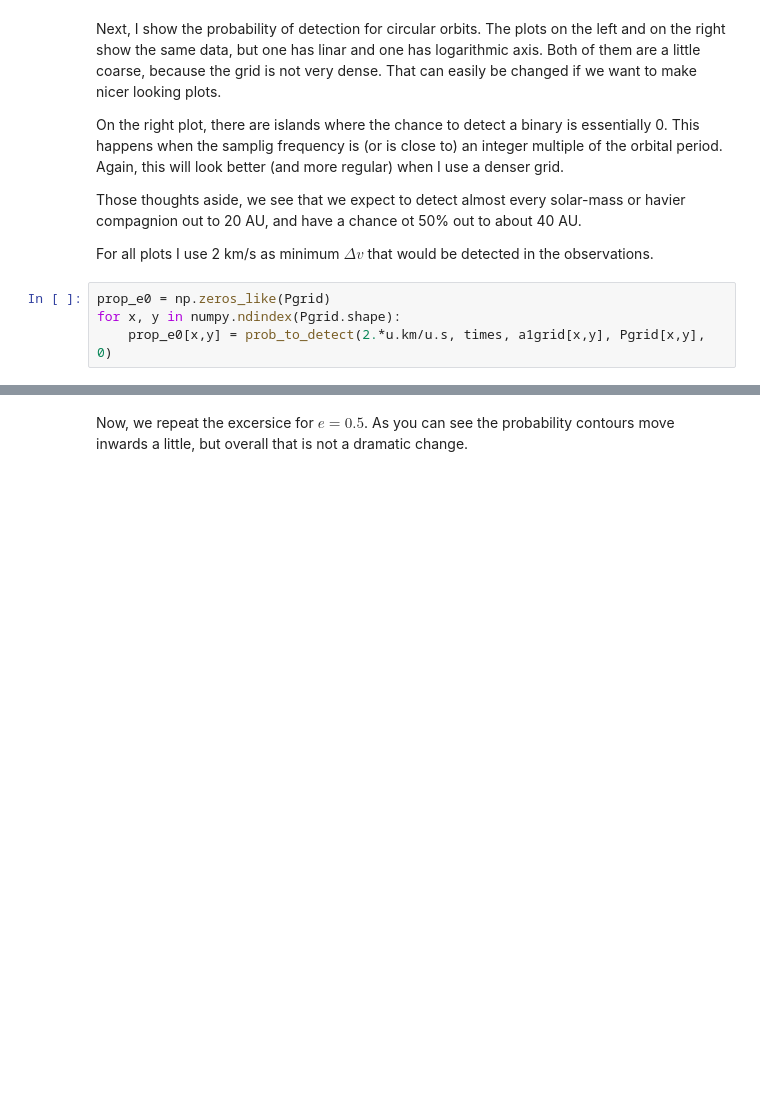
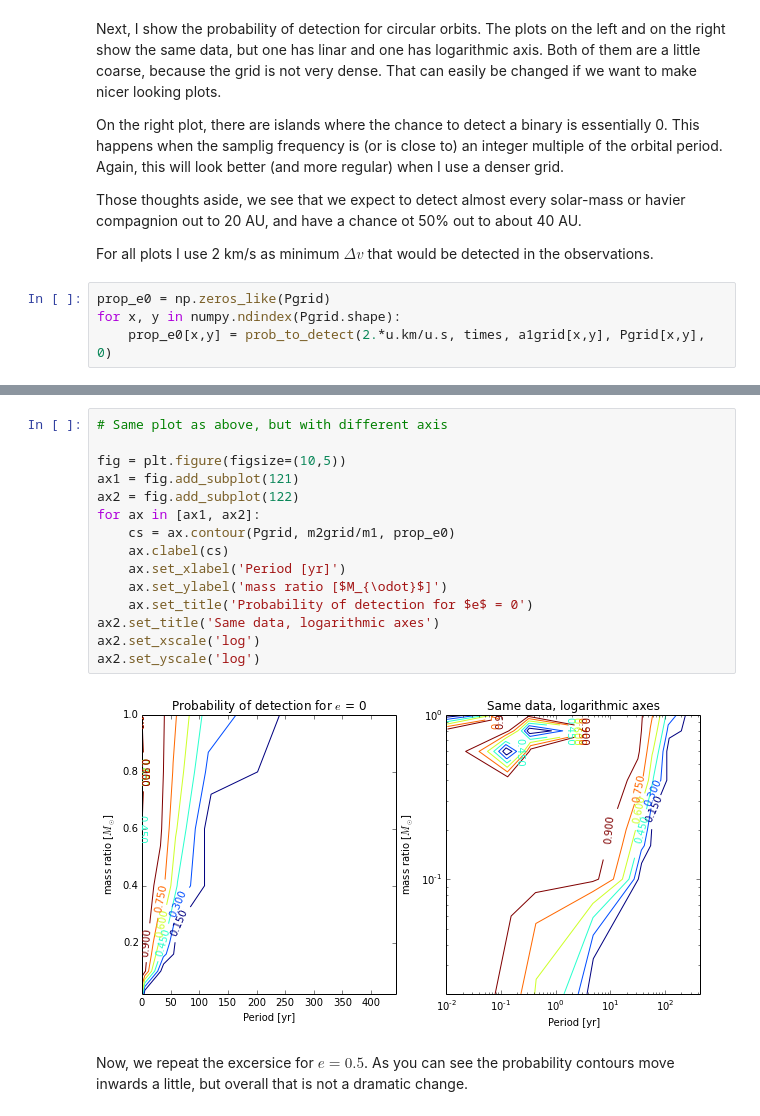
Before and after one commit to hamogu/Cepheids, a Jupyter notebook: BinaryDetection.ipynb, the cells around one changed output, grey strips where cells are left out. Saved outputs shown, nothing was run; the diff lists cells and outputs as text; blank space fills up the shorter version.

```diff
--- a/BinaryDetection.ipynb
+++ b/BinaryDetection.ipynb
@@ -216,3 +219,20 @@ ax2.set_yscale('log')
+# %%
+# Same plot as above, but with different axis
+
+fig = plt.figure(figsize=(10,5))
+ax1 = fig.add_subplot(121)
+ax2 = fig.add_subplot(122)
+for ax in [ax1, ax2]:
+    cs = ax.contour(Pgrid, m2grid/m1, prop_e0)
+    ax.clabel(cs)
+    ax.set_xlabel('Period [yr]')
+    ax.set_ylabel('mass ratio [$M_{\odot}$]')
+    ax.set_title('Probability of detection for $e$ = 0')
+ax2.set_title('Same data, logarithmic axes')
+ax2.set_xscale('log')
+ax2.set_yscale('log')
+# %% [output]
+[figure, added]
 # %% [markdown]
 Now, we repeat the excersice for $e=0.5$. As you can see the probability contours move inwards a little, but overall that is not a dramatic change.
 # %%
```
Also changed, not shown: parts of 13 cells of this notebook, 1 other file.
